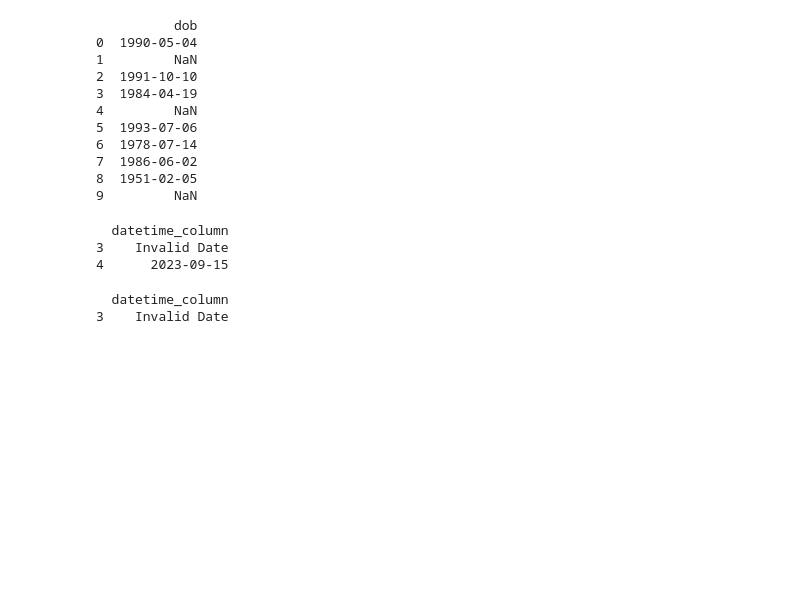
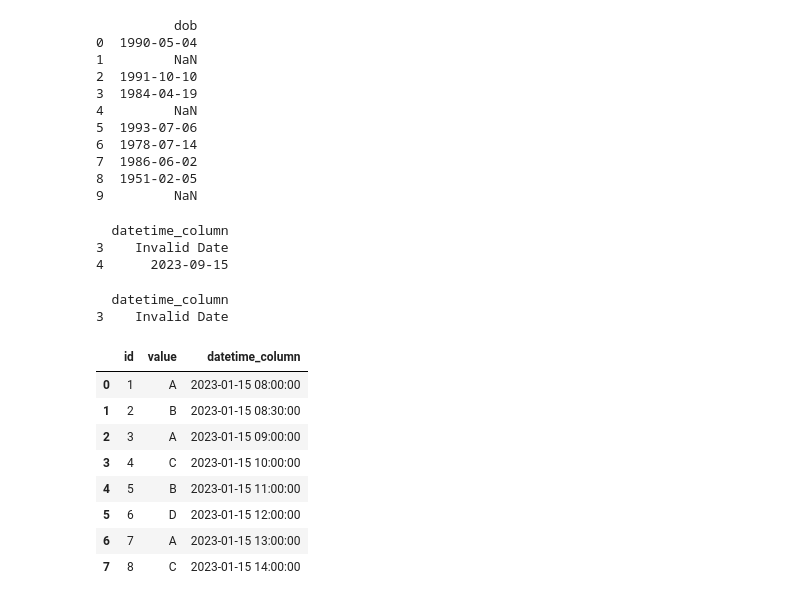
Before and after one commit to RDOsama/work_file, a Jupyter notebook: practice_work.ipynb, the cells around one changed output. Saved outputs shown, nothing was run; the diff lists cells and outputs as text; code cells hidden in the pictures; blank space fills up the shorter version.

```diff
--- a/practice_work.ipynb
+++ b/practice_work.ipynb
@@ -383,3 +397,27 @@ print(not_in_desired_format)
 # %% [output]
   datetime_column
 3    Invalid Date
+# %%
+import pandas as pd
+
+# Sample DataFrame with a datetime column
+data = {
+    'id': [1, 2, 3, 4, 5, 6, 7, 8],
+    'value': ['A', 'B', 'A', 'C', 'B', 'D', 'A', 'C'],
+    'datetime_column': ['2023-01-15 08:00:00', '2023-01-15 08:30:00', '2023-01-15 09:00:00', '2023-01-15 10:00:00',
+                       '2023-01-15 11:00:00', '2023-01-15 12:00:00', '2023-01-15 13:00:00', '2023-01-15 14:00:00']
+}
+
+df = pd.DataFrame(data)
+
+df
+# %% [output]
+|  | id | value | datetime_column |
+| 0 | 1 | A | 2023-01-15 08:00:00 |
+| 1 | 2 | B | 2023-01-15 08:30:00 |
+| 2 | 3 | A | 2023-01-15 09:00:00 |
+| 3 | 4 | C | 2023-01-15 10:00:00 |
+| 4 | 5 | B | 2023-01-15 11:00:00 |
+| 5 | 6 | D | 2023-01-15 12:00:00 |
+| 6 | 7 | A | 2023-01-15 13:00:00 |
+| 7 | 8 | C | 2023-01-15 14:00:00 |
```
Also changed, not shown: parts of 35 cells of this notebook.
